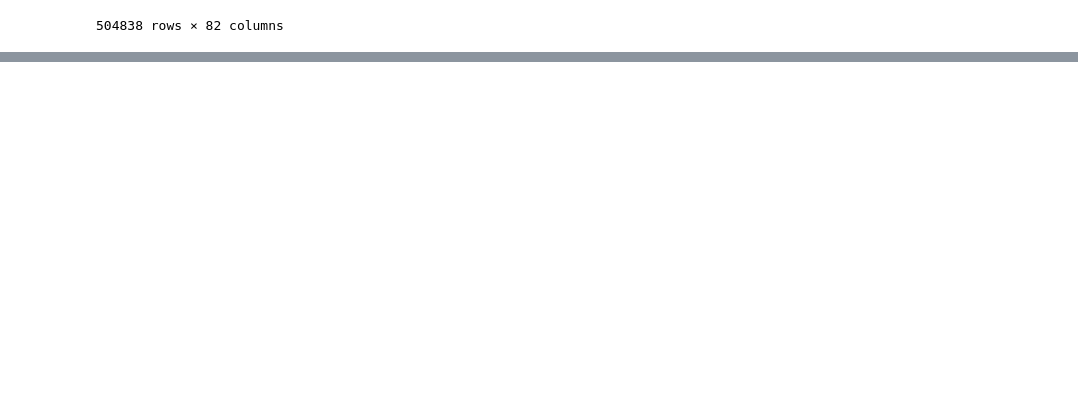
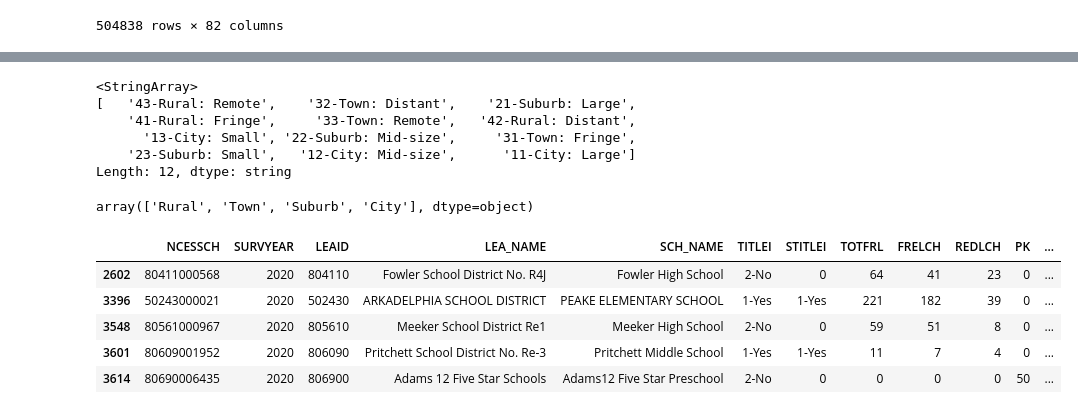
Before and after one commit to caparcom/Customer_Churn_Capstone, a Jupyter notebook: src/clean_data.ipynb, the cells around one changed output, grey strips where cells are left out. Saved outputs shown, nothing was run; the diff lists cells and outputs as text; code cells hidden in the pictures; blank space fills up the shorter version.

```diff
--- a/src/clean_data.ipynb
+++ b/src/clean_data.ipynb
@@ -177,0 +196,9 @@ main_df = main_df.fillna(0)
+# %%
+main_df['ULOCALE'].unique()
+# %% [output]
+<StringArray>
+[   '43-Rural: Remote',    '32-Town: Distant',    '21-Suburb: Large',
+    '41-Rural: Fringe',     '33-Town: Remote',   '42-Rural: Distant',
+      '13-City: Small', '22-Suburb: Mid-size',     '31-Town: Fringe',
+    '23-Suburb: Small',   '12-City: Mid-size',      '11-City: Large']
+Length: 12, dtype: string
@@ -177,0 +208,4 @@ main_df = main_df.fillna(0)
+# %%
+main_df["locale_category"].unique()
+# %% [output]
+array(['Rural', 'Town', 'Suburb', 'City'], dtype=object)
@@ -177,0 +215,9 @@ main_df = main_df.fillna(0)
+# %%
+main_df.head()
+# %% [output]
+|  | NCESSCH | SURVYEAR | LEAID | LEA_NAME | SCH_NAME | TITLEI | STITLEI | TOTFRL | FRELCH | REDLCH | PK | ... |
+| 2602 | 80411000568 | 2020 | 804110 | Fowler School District No. R4J | Fowler High School | 2-No | 0 | 64 | 41 | 23 | 0 | ... |
+| 3396 | 50243000021 | 2020 | 502430 | ARKADELPHIA SCHOOL DISTRICT | PEAKE ELEMENTARY SCHOOL | 1-Yes | 1-Yes | 221 | 182 | 39 | 0 | ... |
+| 3548 | 80561000967 | 2020 | 805610 | Meeker School District Re1 | Meeker High School | 2-No | 0 | 59 | 51 | 8 | 0 | ... |
+| 3601 | 80609001952 | 2020 | 806090 | Pritchett School District No. Re-3 | Pritchett Middle School | 1-Yes | 1-Yes | 11 | 7 | 4 | 0 | ... |
+| 3614 | 80690006435 | 2020 | 806900 | Adams 12 Five Star Schools | Adams12 Five Star Preschool | 2-No | 0 | 0 | 0 | 0 | 50 | ... |
```
Also changed, not shown: parts of 21 cells of this notebook.
